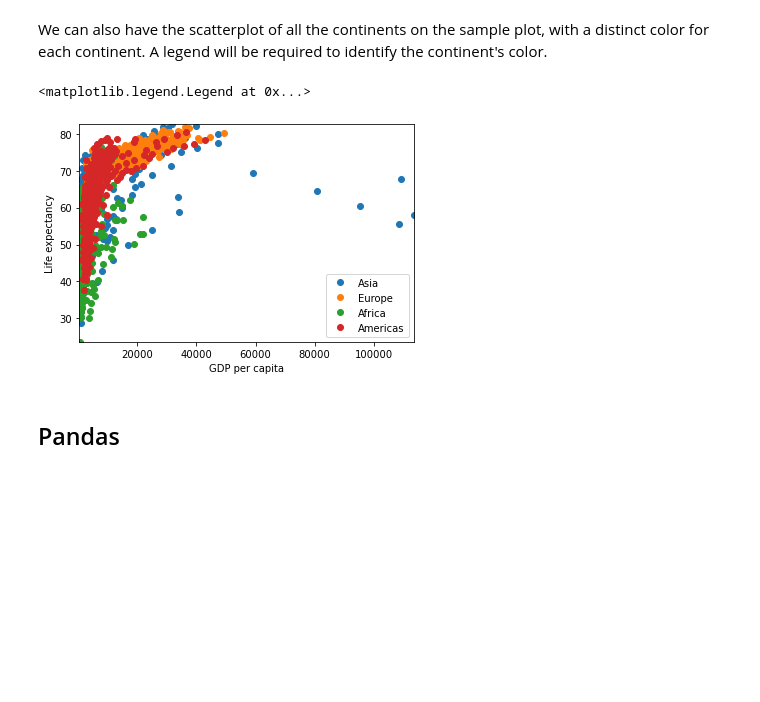
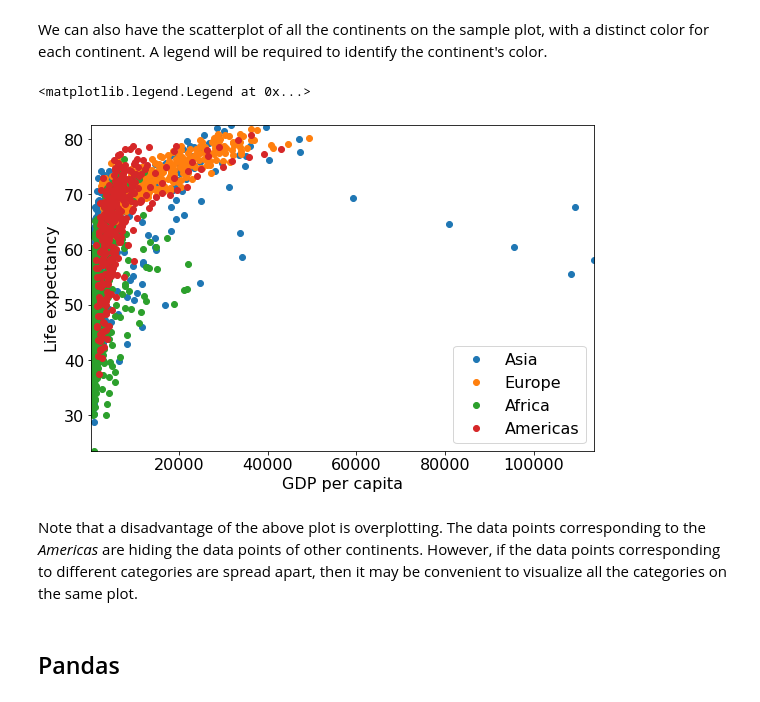
Before and after one commit to NUstat/DataScience_Intro_python, a Jupyter notebook: Data visualization.ipynb, the cells around one changed output. Drawn from its saved outputs; the diff is of its cells as text; code cells hidden in the pictures; blank space fills up the shorter version.

Commit message:
formatting_dataViz

```diff
--- a/Data visualization.ipynb
+++ b/Data visualization.ipynb
@@ -255,19 +255,22 @@ We see that the trend didn't change much after removing the *high leverage* poin
 We can also have the scatterplot of all the continents on the sample plot, with a distinct color for each continent. A legend will be required to identify the continent's color.
 # %%
 continents = np.array([['Asia', 'Europe'], ['Africa', 'Americas']])
+plt.rcParams["figure.figsize"] = (9,6)
 for i in range(2):
     for j in range(2):
         x = gdp_data.loc[gdp_data.continent==continents[i,j],:].gdpPercap
         y = gdp_data.loc[gdp_data.continent==continents[i,j],:].lifeExp
         plt.plot(x,y,'o',label = continents[i,j])
         plt.xlim([gdp_data.gdpPercap.min(), gdp_data.gdpPercap.max()])
         plt.ylim([gdp_data.lifeExp.min(), gdp_data.lifeExp.max()])
         plt.xlabel('GDP per capita')
         plt.ylabel('Life expectancy')
 plt.legend()
 # %% [output]
 <matplotlib.legend.Legend at 0x...>
-[figure, old version]
+[figure, new version]
+# %% [markdown]
+Note that a disadvantage of the above plot is overplotting. The data points corresponding to the *Americas* are hiding the data points of other continents. However, if the data points corresponding to different categories are spread apart, then it may be convenient to visualize all the categories on the same plot.
 # %% [markdown]
 ## Pandas
 # %% [markdown]
```
Also changed, not shown: parts of 11 cells of this notebook.
